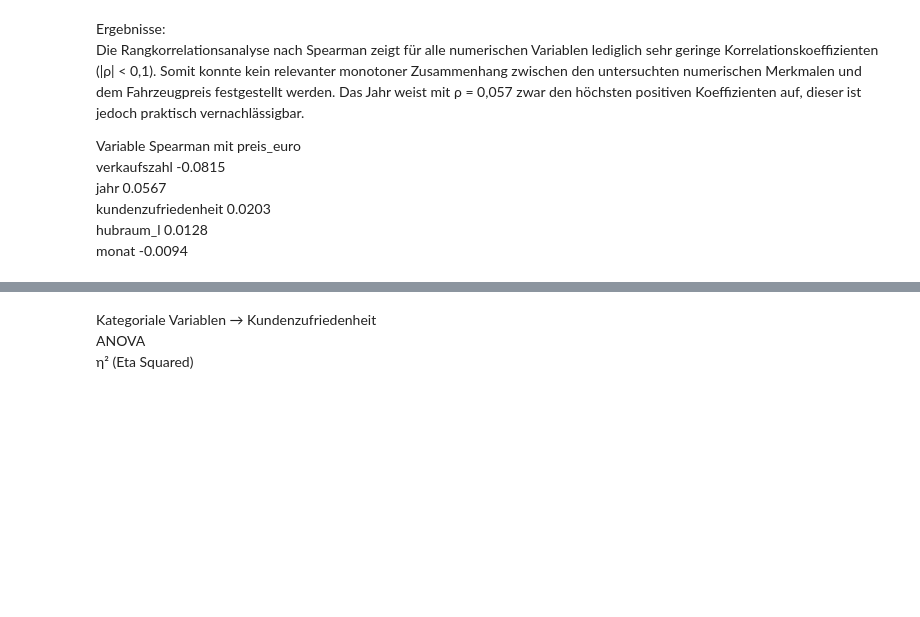
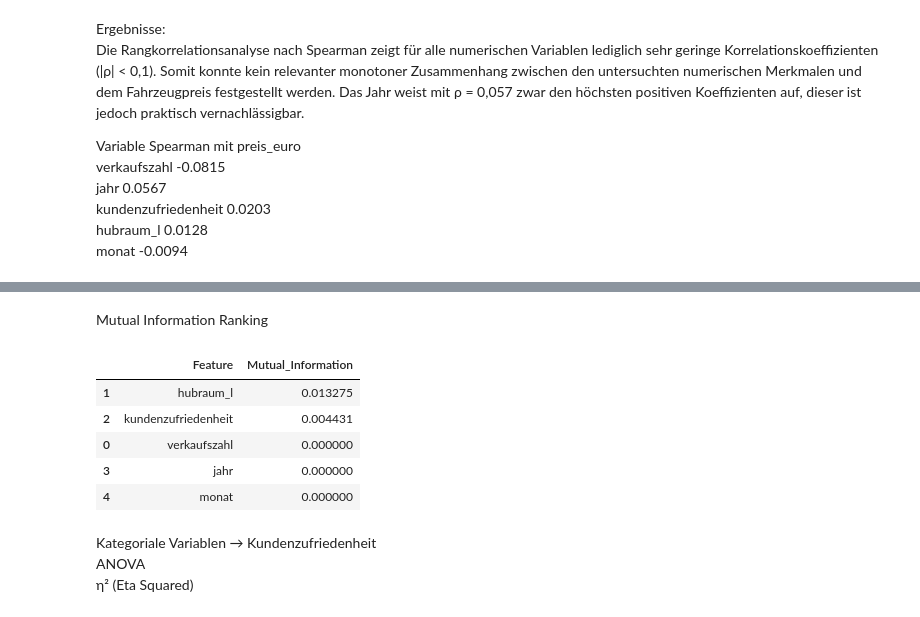
Before and after one commit to sofiyesakova/car-price-prediction, a Jupyter notebook: notebooks/Einflussanalyse_Preis_Euro.ipynb, the cells around one changed output, grey strips where cells are left out. Drawn from its saved outputs; the diff is of its cells as text; code cells hidden in the pictures; blank space fills up the shorter version.

```diff
--- a/notebooks/Einflussanalyse_Preis_Euro.ipynb
+++ b/notebooks/Einflussanalyse_Preis_Euro.ipynb
@@ -469,3 +517,45 @@ monat	-0.0094
+# %% [markdown]
+Mutual Information Ranking
+# %%
+from sklearn.feature_selection import mutual_info_regression
+
+
+# Zielvariable
+target = "preis_euro"
+
+# Features (nur numerisch + encodierte kategoriale später möglich)
+features = [
+    "verkaufszahl",
+    "hubraum_l",
+    "kundenzufriedenheit",
+    "jahr",
+    "monat"
+]
+
+# X und y
+X = df[features]
+y = df[target]
+
+# Mutual Information berechnen
+mi_scores = mutual_info_regression(X, y, random_state=42)
+
+# DataFrame erstellen
+mi_df = pd.DataFrame({
+    "Feature": features,
+    "Mutual_Information": mi_scores
+})
+
+# Sortieren
+mi_df = mi_df.sort_values(by="Mutual_Information", ascending=False)
+
+display(mi_df)
+# %% [output]
+|  | Feature | Mutual_Information |
+| 1 | hubraum_l | 0.013275 |
+| 2 | kundenzufriedenheit | 0.004431 |
+| 0 | verkaufszahl | 0.000000 |
+| 3 | jahr | 0.000000 |
+| 4 | monat | 0.000000 |
 # %% [markdown]
 Kategoriale Variablen → Kundenzufriedenheit
 ANOVA
```
Also changed, not shown: parts of 3 cells of this notebook, 3 other files.
